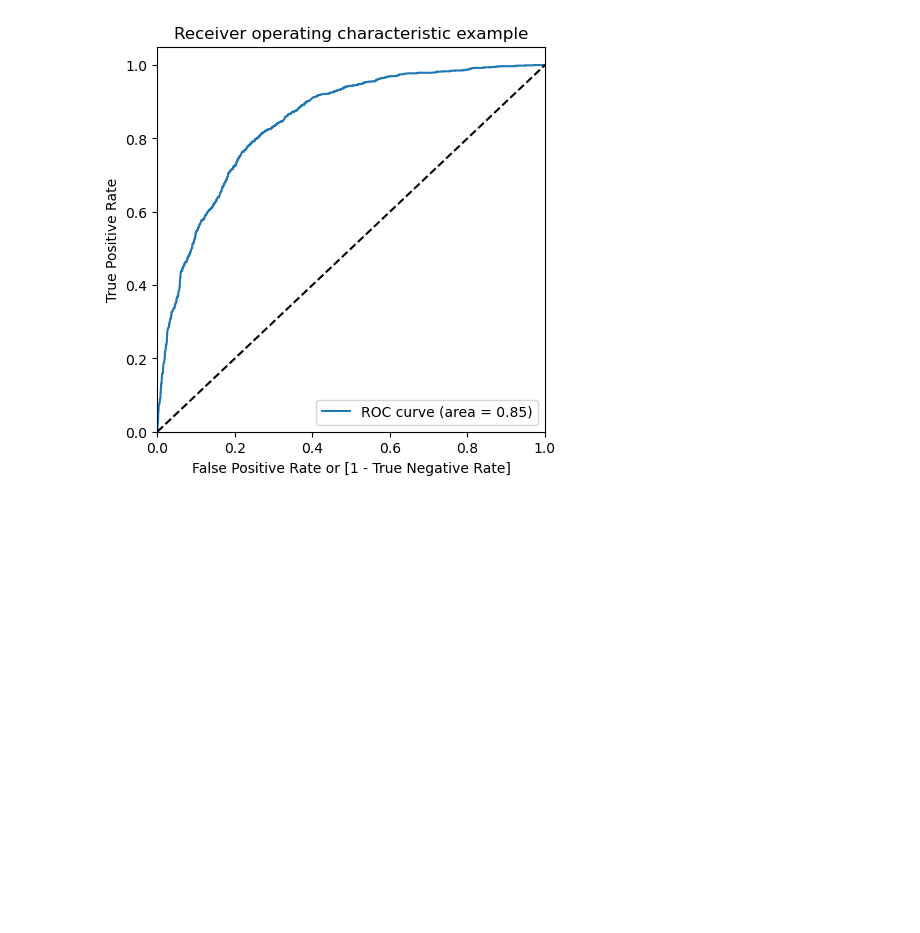
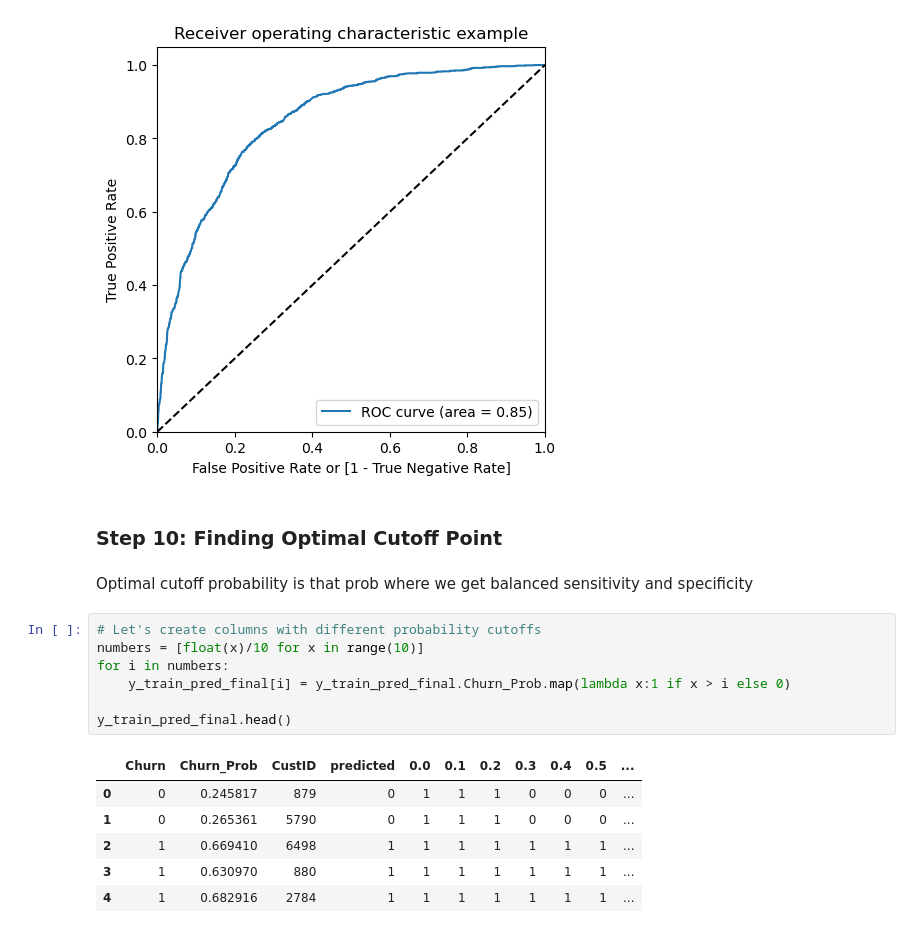
Before and after one commit to RavishankarDuMCA10/Multivariate-Logistic-Regression---Telecom-Churn, a Jupyter notebook: Multivariate-Logistic-Regression---Telecom-Churn.ipynb, the cells around one changed output. Cells and saved outputs as stored; diff of their text form; blank space fills up the shorter version.

```diff
--- a/Multivariate-Logistic-Regression---Telecom-Churn.ipynb
+++ b/Multivariate-Logistic-Regression---Telecom-Churn.ipynb
@@ -913,3 +913,21 @@ fpr, tpr, thresholds = metrics.roc_curve(y_train_pred_final.Churn, y_train_pred_
 draw_roc(y_train_pred_final.Churn, y_train_pred_final.Churn_Prob)
 # %% [output]
 [figure]
+# %% [markdown]
+### Step 10: Finding Optimal Cutoff Point
+# %% [markdown]
+Optimal cutoff probability is that prob where we get balanced sensitivity and specificity
+# %%
+# Let's create columns with different probability cutoffs
+numbers = [float(x)/10 for x in range(10)]
+for i in numbers:
+    y_train_pred_final[i] = y_train_pred_final.Churn_Prob.map(lambda x:1 if x > i else 0)
+
+y_train_pred_final.head()
+# %% [output]
+|  | Churn | Churn_Prob | CustID | predicted | 0.0 | 0.1 | 0.2 | 0.3 | 0.4 | 0.5 | ... |
+| 0 | 0 | 0.245817 | 879 | 0 | 1 | 1 | 1 | 0 | 0 | 0 | ... |
+| 1 | 0 | 0.265361 | 5790 | 0 | 1 | 1 | 1 | 0 | 0 | 0 | ... |
+| 2 | 1 | 0.669410 | 6498 | 1 | 1 | 1 | 1 | 1 | 1 | 1 | ... |
+| 3 | 1 | 0.630970 | 880 | 1 | 1 | 1 | 1 | 1 | 1 | 1 | ... |
+| 4 | 1 | 0.682916 | 2784 | 1 | 1 | 1 | 1 | 1 | 1 | 1 | ... |
```
Also changed, not shown: parts of 58 cells of this notebook.
